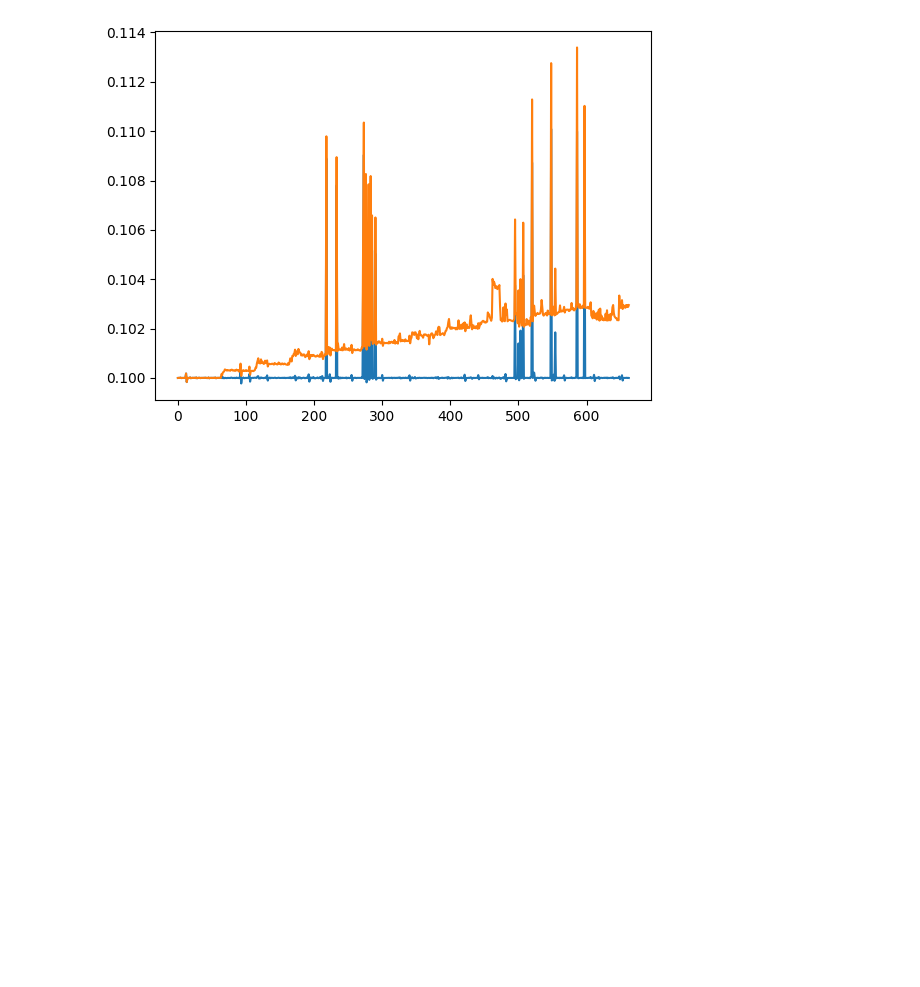
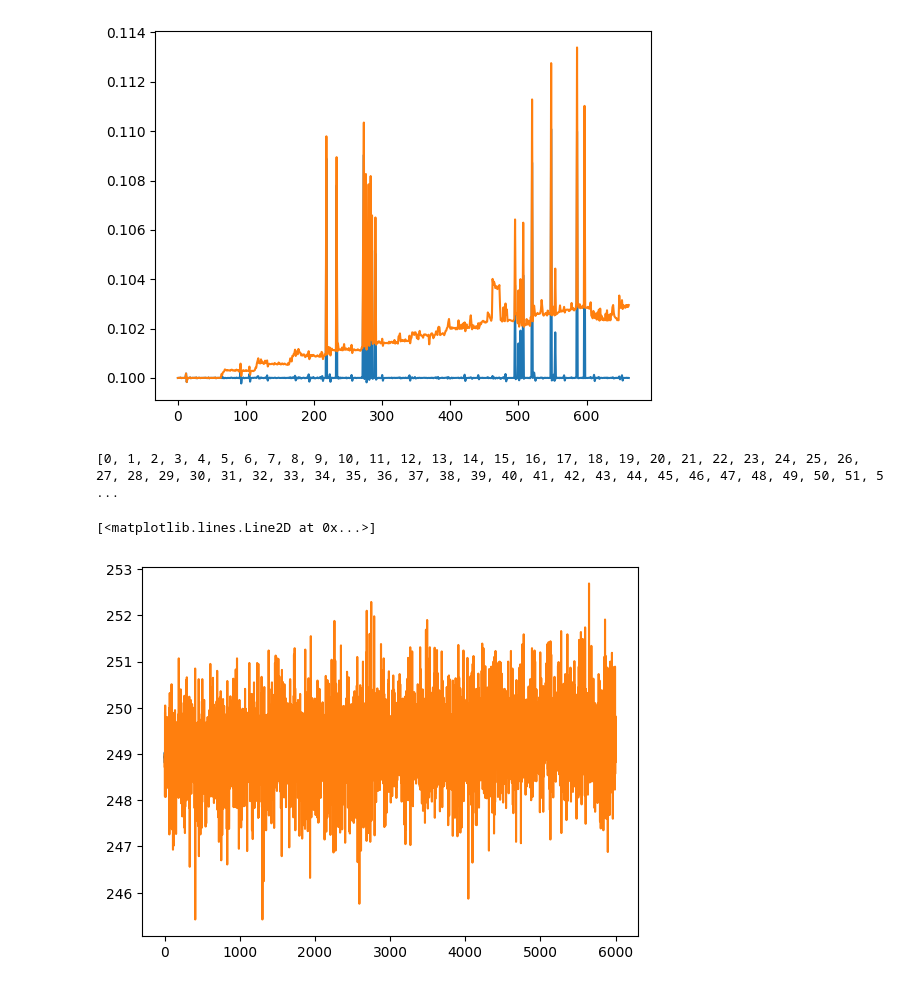
Before and after one commit to David-Simonetti-ND/Stock-Market-Simulator, a Jupyter notebook: results/simulator/result.ipynb, the cells around one changed output. Cells and saved outputs as stored; diff of their text form; code cells hidden in the pictures; blank space fills up the shorter version.

```diff
--- a/results/simulator/result.ipynb
+++ b/results/simulator/result.ipynb
@@ -71,3 +90,5 @@ plt.plot(end_int)
 tmp =np.array((c, avg))
 # %%
 np.savetxt("incrementalclients.parsed.csv", tmp.T,delimiter=",")
+# %%
+min =['MSFT', '2023-03-01 00:00:00+00:00', '248.92', '249.5', '248.92', '249.5', '1253.0', '31.0', '248.946632']
@@ -73,0 +97,9 @@ np.savetxt("incrementalclients.parsed.csv", tmp.T,delimiter=",")
+# %%
+x = [i for i in range(int(60/.01)+ 1)]
+print(x)
+tmp = [((float(min[5]) - float(min[2])) / (60/.01)) * i + float(min[2]) for i in x]
+
+# add random noise
+tmp = [round(i + random.gauss(0, random.uniform(.1, 1.9) * abs(float(min[3]) - float(min[4])) + .01), 2)  for i in tmp]
+# %% [output]
+[0, 1, 2, 3, 4, 5, 6, 7, 8, 9, 10, 11, 12, 13, 14, 15, 16, 17, 18, 19, 20, 21, 22, 23, 24, 25, 26, 27, 28, 29, 30, 31, 32, 33, 34, 35, 36, 37, 38, 39, 40, 41, 42, 43, 44, 45, 46, 47, 48, 49, 50, 51, 5 ...
@@ -73,0 +109,10 @@ np.savetxt("incrementalclients.parsed.csv", tmp.T,delimiter=",")
+# %%
+x = np.arange(0, int(60/.01)+ 1 , 1)
+
+tmp2 = (((float(min[5]) - float(min[2])) / (60/.01)) * x + float(min[2]) + np.random.normal(0, np.random.uniform(.1, 1.9) * np.abs(float(min[3]) - float(min[4])) + .01, len(x))).round(2)
+# %%
+plt.plot(tmp2)
+plt.plot(tmp)
+# %% [output]
+[<matplotlib.lines.Line2D at 0x...>]
+[figure, added]
```
Also changed, not shown: parts of 6 cells of this notebook, 10 other files.
